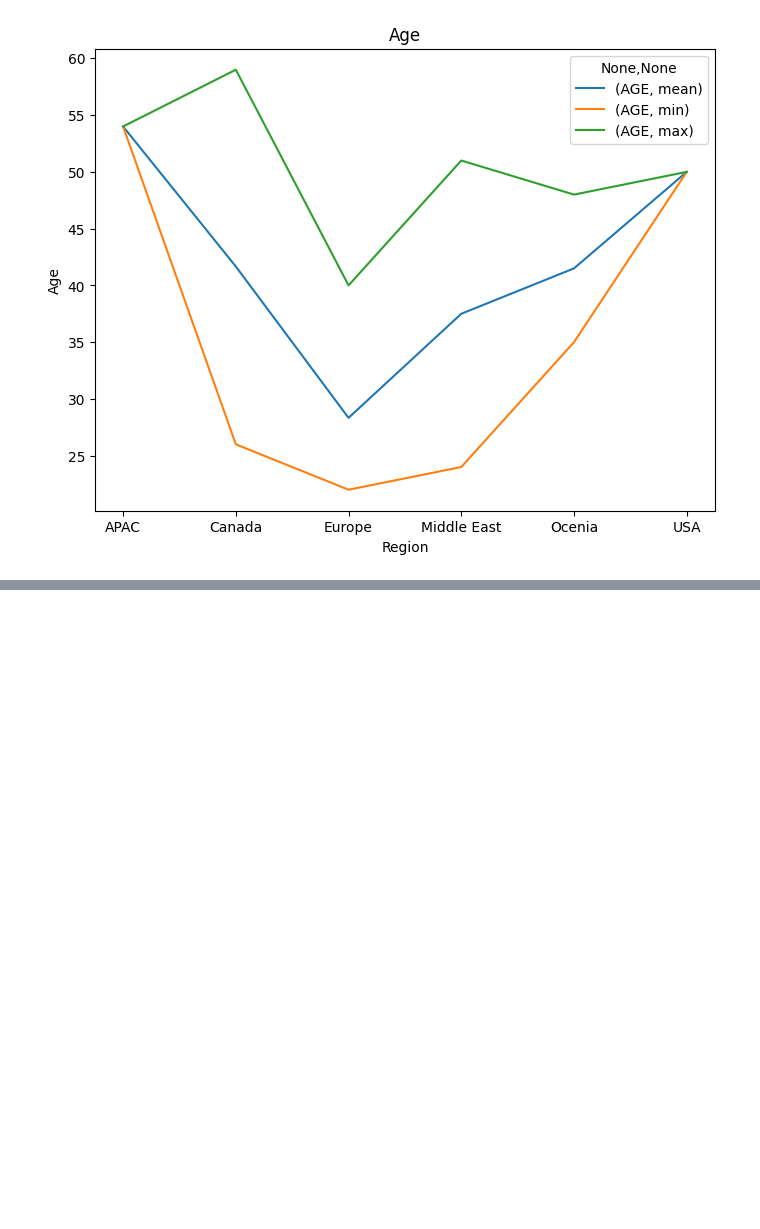
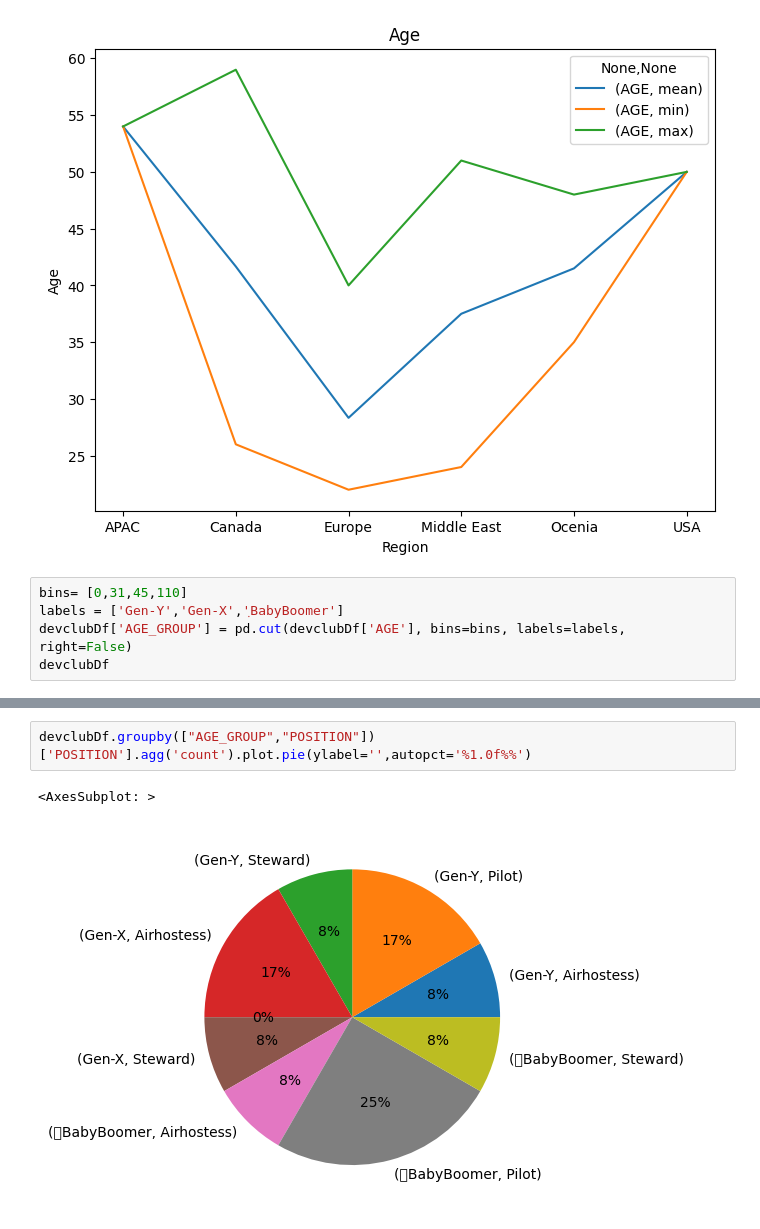
Before and after one commit to devmountaintechfest/hackathon-season2, a Jupyter notebook: src/vistualize.ipynb, the cells around one changed output, grey strips where cells are left out. Drawn from its saved outputs; the diff is of its cells as text; blank space fills up the shorter version.

```diff
--- a/src/vistualize.ipynb
+++ b/src/vistualize.ipynb
@@ -102,3 +104,8 @@ devclubDf.groupby(["REGION"]).agg({'AGE':['mean','min','max']}).plot(kind='line'
 # %% [output]
 <AxesSubplot: title={'center': 'Age'}, xlabel='Region', ylabel='Age'>
 [figure]
+# %%
+bins= [0,31,45,110]
+labels = ['Gen-Y','Gen-X','ฺBabyBoomer']
+devclubDf['AGE_GROUP'] = pd.cut(devclubDf['AGE'], bins=bins, labels=labels, right=False)
+devclubDf
@@ -104,0 +126,5 @@ devclubDf.groupby(["REGION"]).agg({'AGE':['mean','min','max']}).plot(kind='line'
+# %%
+devclubDf.groupby(["AGE_GROUP","POSITION"])['POSITION'].agg('count').plot.pie(ylabel='',autopct='%1.0f%%')
+# %% [output]
+<AxesSubplot: >
+[figure, added]
```
Also changed, not shown: parts of 3 cells of this notebook.
